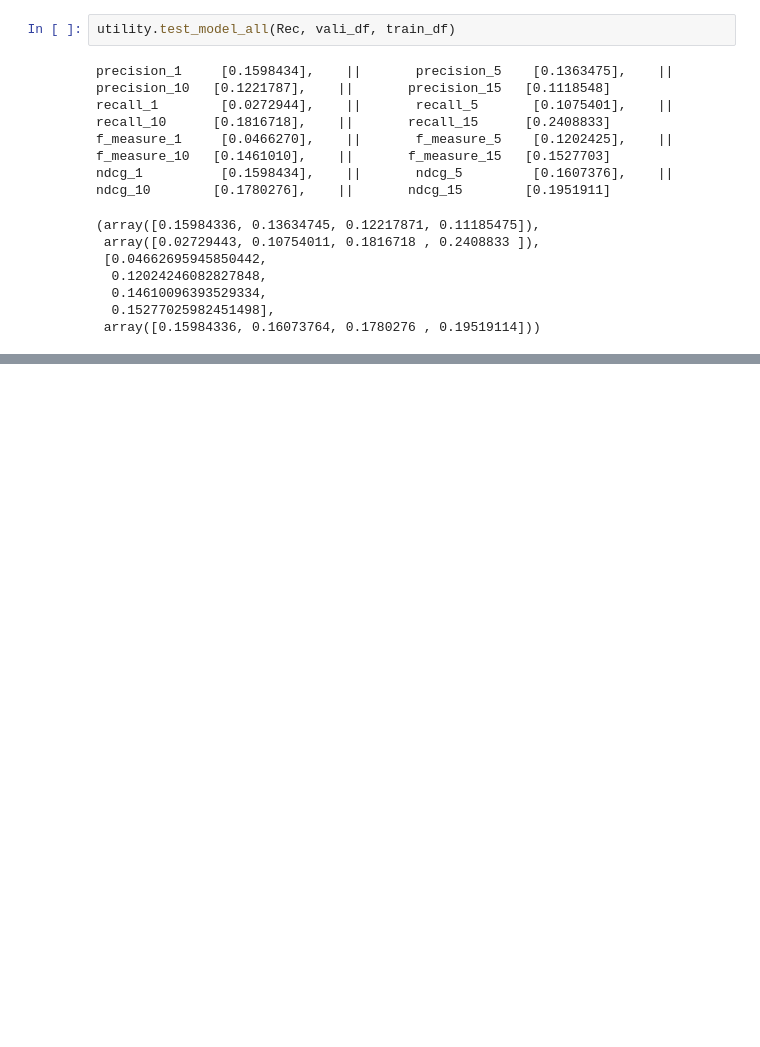
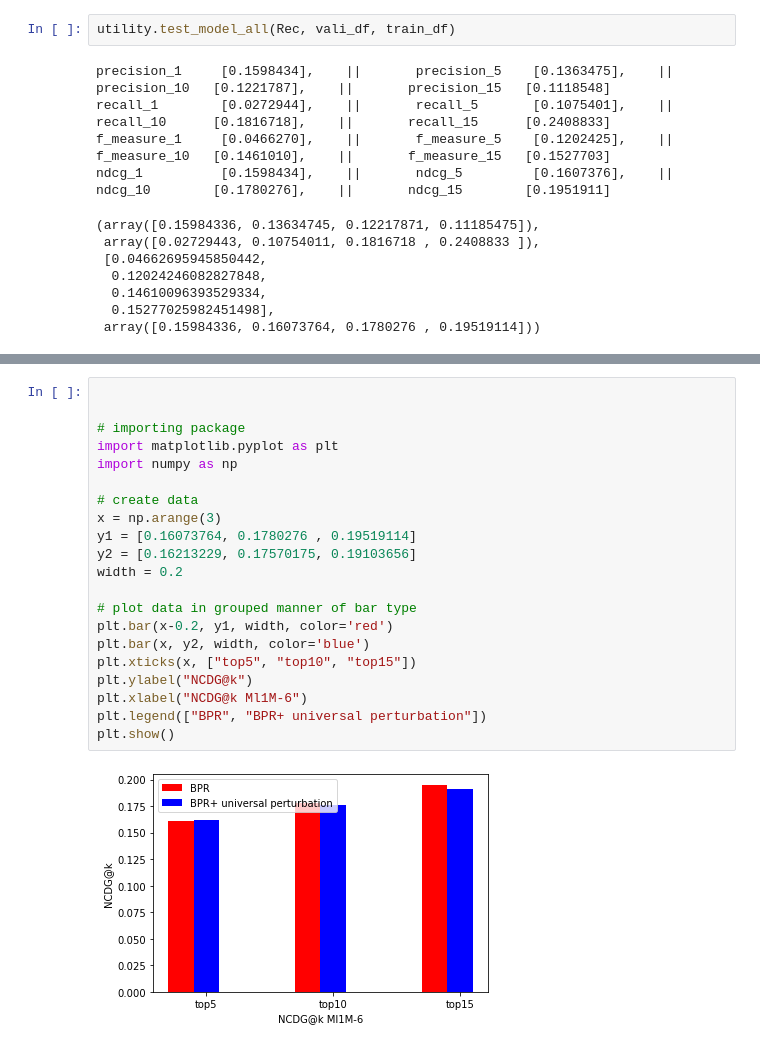
Before and after one commit to tienvu95/Item-Underrecommendation-Bias, a Jupyter notebook: test_checkpoint_tensorflow.ipynb, the cells around one changed output, grey strips where cells are left out. Cells and saved outputs as stored; diff of their text form; blank space fills up the shorter version.

```diff
--- a/test_checkpoint_tensorflow.ipynb
+++ b/test_checkpoint_tensorflow.ipynb
@@ -189,0 +213,23 @@ ndcg_1          [0.1598434],    ||       ndcg_5         [0.1607376],    ||
+# %%
+
+
+# importing package
+import matplotlib.pyplot as plt
+import numpy as np
+
+# create data
+x = np.arange(3)
+y1 = [0.16073764, 0.1780276 , 0.19519114]
+y2 = [0.16213229, 0.17570175, 0.19103656]
+width = 0.2
+
+# plot data in grouped manner of bar type
+plt.bar(x-0.2, y1, width, color='red')
+plt.bar(x, y2, width, color='blue')
+plt.xticks(x, ["top5", "top10", "top15"])
+plt.ylabel("NCDG@k")
+plt.xlabel("NCDG@k Ml1M-6")
+plt.legend(["BPR", "BPR+ universal perturbation"])
+plt.show()
+# %% [output]
+[figure, added]
```
Also changed, not shown: parts of 5 cells of this notebook, 2 other files.
